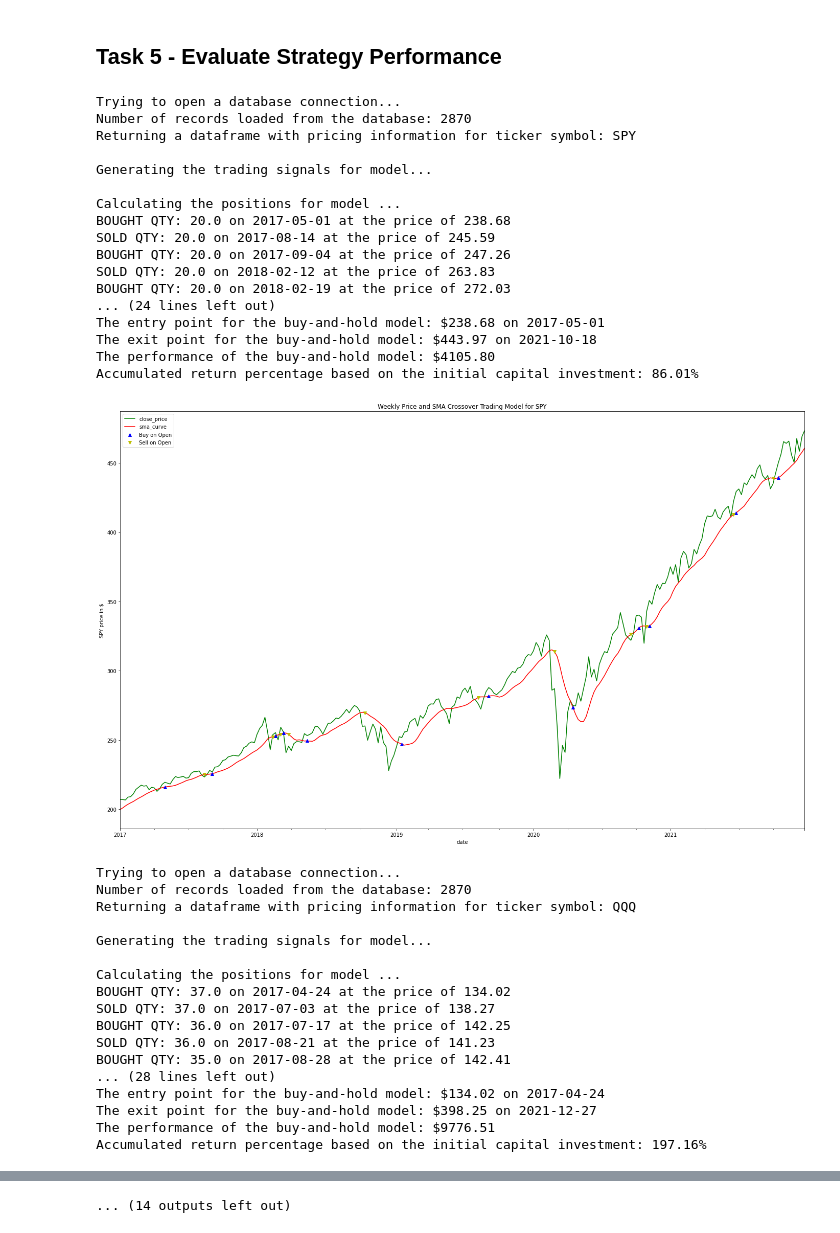
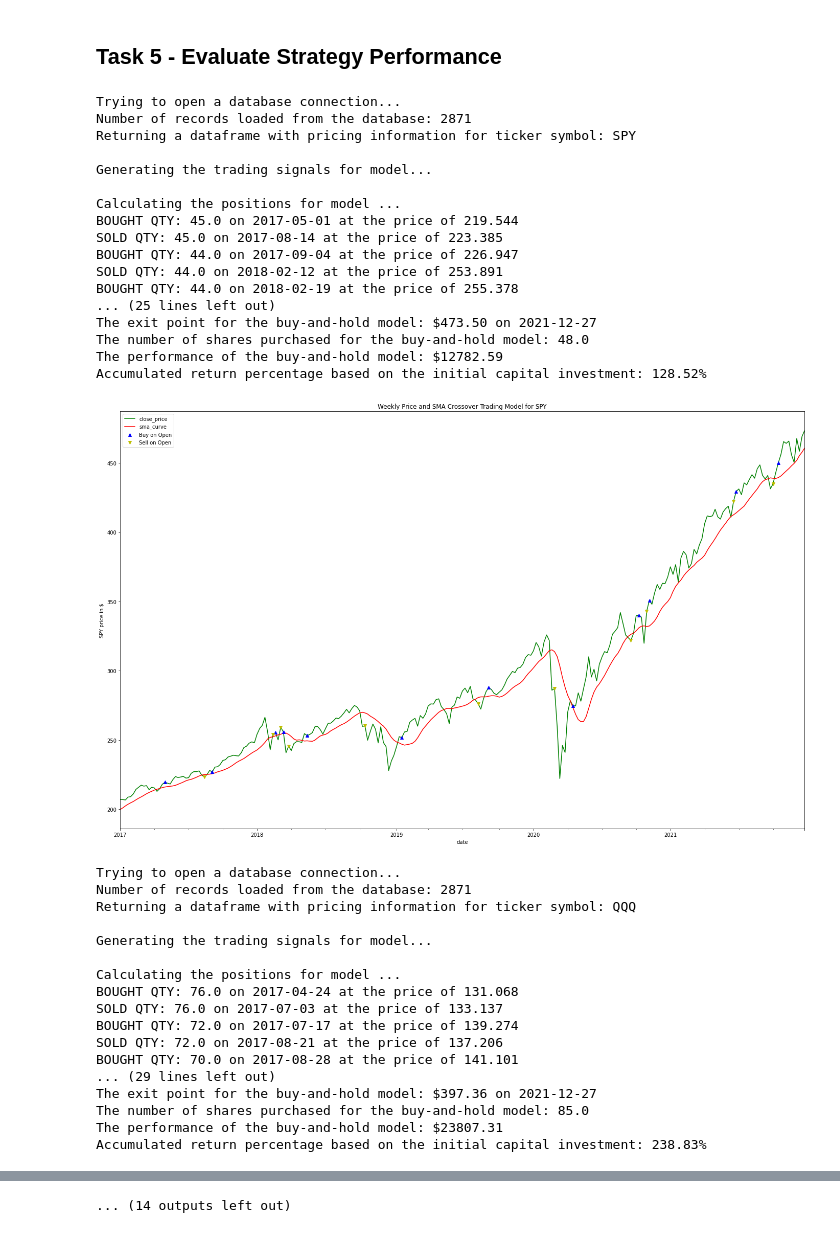
Before and after one commit to daines-analytics/quant-finance-projects, a Jupyter notebook: py_quantfinance_weekly_price_simple_moving_average/py_quantfinance_weekly_price_simple_moving_average_take2.ipynb, the cells around one changed output, grey strips where cells are left out. Saved outputs shown, nothing was run; the diff lists cells and outputs as text; code cells hidden in the pictures.

Commit message:
Upload no.2 of algorithmic trading model using Weekly Price and Simple Moving Average Take 2

```diff
--- a/py_quantfinance_weekly_price_simple_moving_average/py_quantfinance_weekly_price_simple_moving_average_take2.ipynb
+++ b/py_quantfinance_weekly_price_simple_moving_average/py_quantfinance_weekly_price_simple_moving_average_take2.ipynb
@@ -63,7 +63,7 @@ stock_list = ['SPY','QQQ','XLB','XLC','XLE','XLF','XLI','XLK','XLP','XLRE','XLU'
 TREND_WINDOW = 50
 
 # Specify the risk management parameters
-INITIAL_CAPITAL = 5000
+INITIAL_CAPITAL = 10000
 HOLDING_PERIOD_MIN = 0
 HOLDING_PERIOD_MAX = 999
 GAIN_MAX = 0.99
@@ -296,7 +296,7 @@ def list_model_entry_exit(trade_model):
 # %% [markdown]
 ## Task 4 - Back-test Models
 # %%
-def generate_trading_portfolios(trade_model):
+def generate_trading_positions(trade_model):
     # Construct a portfolio to track the transactions and returns
     portfolio = pd.DataFrame(index=trade_model.index, columns=['trade_action', 'price_executed', 'qty_transacted', 'cost_basis', 'gain_loss', 'qty_on_hand', 'cash_on_hand', 'position_value', 'total_position', 'accum_return'])
     portfolio['trade_action'] = False
@@ -312,7 +312,7 @@ def generate_trading_portfolios(trade_model):
 
     # The conditional parameters below determine how the trading strategy will be carried out
     for i in range(1, len(portfolio)):
-        price_per_share = trade_model.at[trade_model.index[i],'open_price']
+        price_per_share = trade_model.at[trade_model.index[i],'close_price']
         if trade_model.at[trade_model.index[i],'buy_on_open']:
             # Code block for Buy on Open
             portfolio.at[portfolio.index[i],'trade_action'] = True
@@ -377,7 +377,7 @@ def generate_trading_portfolios(trade_model):
     return portfolio
 # %%
 def calculate_positions_performance(trade_model):
-    trade_positions = generate_trading_portfolios(trade_model)
+    trade_positions = generate_trading_positions(trade_model)
     trade_transactions = trade_positions[trade_positions['trade_action']]
     if verbose_transactions: print(trade_transactions)
     if trade_transactions.at[trade_transactions.index[-1],'trade_action']:
@@ -399,9 +399,9 @@ def draw_model_graph(trade_model, ticker='', model_name=''):
     ax1 = fig.add_subplot(111, ylabel=ylabel, title=title_string)
     graph_data['close_price'].plot(ax=ax1, color='g')
     graph_data['sma_curve'].plot(ax=ax1, color='r')
-    series_to_plot = graph_data.loc[graph_data['buy_on_open']==True]['sma_curve']
+    series_to_plot = graph_data.loc[graph_data['buy_on_open']==True]['close_price']
     series_to_plot.plot(ax=ax1, linestyle='', marker='^', color='b', label='Buy on Open')
-    series_to_plot = graph_data.loc[graph_data['sell_on_open']==True]['sma_curve']
+    series_to_plot = graph_data.loc[graph_data['sell_on_open']==True]['close_price']
     series_to_plot.plot(ax=ax1, linestyle='', marker='v', color='y', label='Sell on Open')
     ax1.legend(loc='upper left')
     plt.show()
@@ -454,54 +439,63 @@ def evaluate_strategy_performance(ticker=stock_list[0]):
 # %%
 # Initialize a dataframe for storing the model's profit and loss
 performance_summary = pd.DataFrame(columns=['Buy_Hold_Return','BH_Return_PCT','BH_MAX_Drawdown','Model_Return_VAL','Model_Return_PCT','Model_MAX_Drawdown'])
 
 for symbol in stock_list:
     stock_signals_positions = {}
     stock_model_template = retrieve_stock_data(symbol)
     model_with_indicators = populate_indicators(stock_model_template)
 
     print('\nGenerating the trading signals for model...')
-    tag_name = symbol + 'model_signals'
-    stock_signals_positions[tag_name] = populate_signals_model(model_with_indicators)
+    stock_signals_positions[symbol] = populate_signals_model(model_with_indicators)
 
-    performance_values = evaluate_strategy_performance(symbol)
+    if verbose_entry_exit:
+        print('List the entry and exit points for model ...')
+        list_model_entry_exit(stock_signals_positions[symbol])
+    print('\nCalculating the positions for model ...')
+    portfolio_positions = calculate_positions_performance(stock_signals_positions[symbol])
+
+    performance_values = evaluate_strategy_performance(symbol, stock_signals_positions[symbol], portfolio_positions)
     df_perf_values = pd.DataFrame()
     df_perf_values = df_perf_values.from_dict(performance_values, orient='index',
-                                              columns=['Buy_Hold_Return','BH_Return_PCT','BH_MAX_Drawdown','Model_Return_VAL','Model_Return_PCT','Model_MAX_Drawdown'])
+                                              columns=['Buy_Hold_Return','BH_Return_PCT','BH_MAX_Drawdown',
+                                                       'Model_Return_VAL','Model_Return_PCT','Model_MAX_Drawdown'])
     performance_summary = pd.concat([performance_summary, df_perf_values])
+
+    if verbose_draw_graphs:
+        draw_model_graph(stock_signals_positions[symbol], symbol, 'Weekly Price and SMA Crossover')
 # %% [output]
 Trying to open a database connection...
-Number of records loaded from the database: 2870
+Number of records loaded from the database: 2871
 Returning a dataframe with pricing information for ticker symbol: SPY
 
 Generating the trading signals for model...
 
 Calculating the positions for model ...
-BOUGHT QTY: 20.0 on 2017-05-01 at the price of 238.68
-SOLD QTY: 20.0 on 2017-08-14 at the price of 245.59
-BOUGHT QTY: 20.0 on 2017-09-04 at the price of 247.26
-SOLD QTY: 20.0 on 2018-02-12 at the price of 263.83
-BOUGHT QTY: 20.0 on 2018-02-19 at the price of 272.03
-... (24 lines left out)
-The entry point for the buy-and-hold model: $238.68 on 2017-05-01
-The exit point for the buy-and-hold model: $443.97 on 2021-10-18
-The performance of the buy-and-hold model: $4105.80
-Accumulated return percentage based on the initial capital investment: 86.01%
+BOUGHT QTY: 45.0 on 2017-05-01 at the price of 219.544
+SOLD QTY: 45.0 on 2017-08-14 at the price of 223.385
+BOUGHT QTY: 44.0 on 2017-09-04 at the price of 226.947
+SOLD QTY: 44.0 on 2018-02-12 at the price of 253.891
+BOUGHT QTY: 44.0 on 2018-02-19 at the price of 255.378
+... (25 lines left out)
+The exit point for the buy-and-hold model: $473.50 on 2021-12-27
+The number of shares purchased for the buy-and-hold model: 48.0
+The performance of the buy-and-hold model: $12782.59
+Accumulated return percentage based on the initial capital investment: 128.52%
-[figure, old version]
+[figure, new version]
 Trying to open a database connection...
-Number of records loaded from the database: 2870
+Number of records loaded from the database: 2871
 Returning a dataframe with pricing information for ticker symbol: QQQ
 
 Generating the trading signals for model...
 
 Calculating the positions for model ...
-BOUGHT QTY: 37.0 on 2017-04-24 at the price of 134.02
-SOLD QTY: 37.0 on 2017-07-03 at the price of 138.27
-BOUGHT QTY: 36.0 on 2017-07-17 at the price of 142.25
-SOLD QTY: 36.0 on 2017-08-21 at the price of 141.23
-BOUGHT QTY: 35.0 on 2017-08-28 at the price of 142.41
-... (28 lines left out)
-The entry point for the buy-and-hold model: $134.02 on 2017-04-24
-The exit point for the buy-and-hold model: $398.25 on 2021-12-27
-The performance of the buy-and-hold model: $9776.51
-Accumulated return percentage based on the initial capital investment: 197.16%
+BOUGHT QTY: 76.0 on 2017-04-24 at the price of 131.068
+SOLD QTY: 76.0 on 2017-07-03 at the price of 133.137
+BOUGHT QTY: 72.0 on 2017-07-17 at the price of 139.274
+SOLD QTY: 72.0 on 2017-08-21 at the price of 137.206
+BOUGHT QTY: 70.0 on 2017-08-28 at the price of 141.101
+... (29 lines left out)
+The exit point for the buy-and-hold model: $397.36 on 2021-12-27
+The number of shares purchased for the buy-and-hold model: 85.0
+The performance of the buy-and-hold model: $23807.31
+Accumulated return percentage based on the initial capital investment: 238.83%
```
Also changed, not shown: parts of 4 cells of this notebook, 1 other file.
